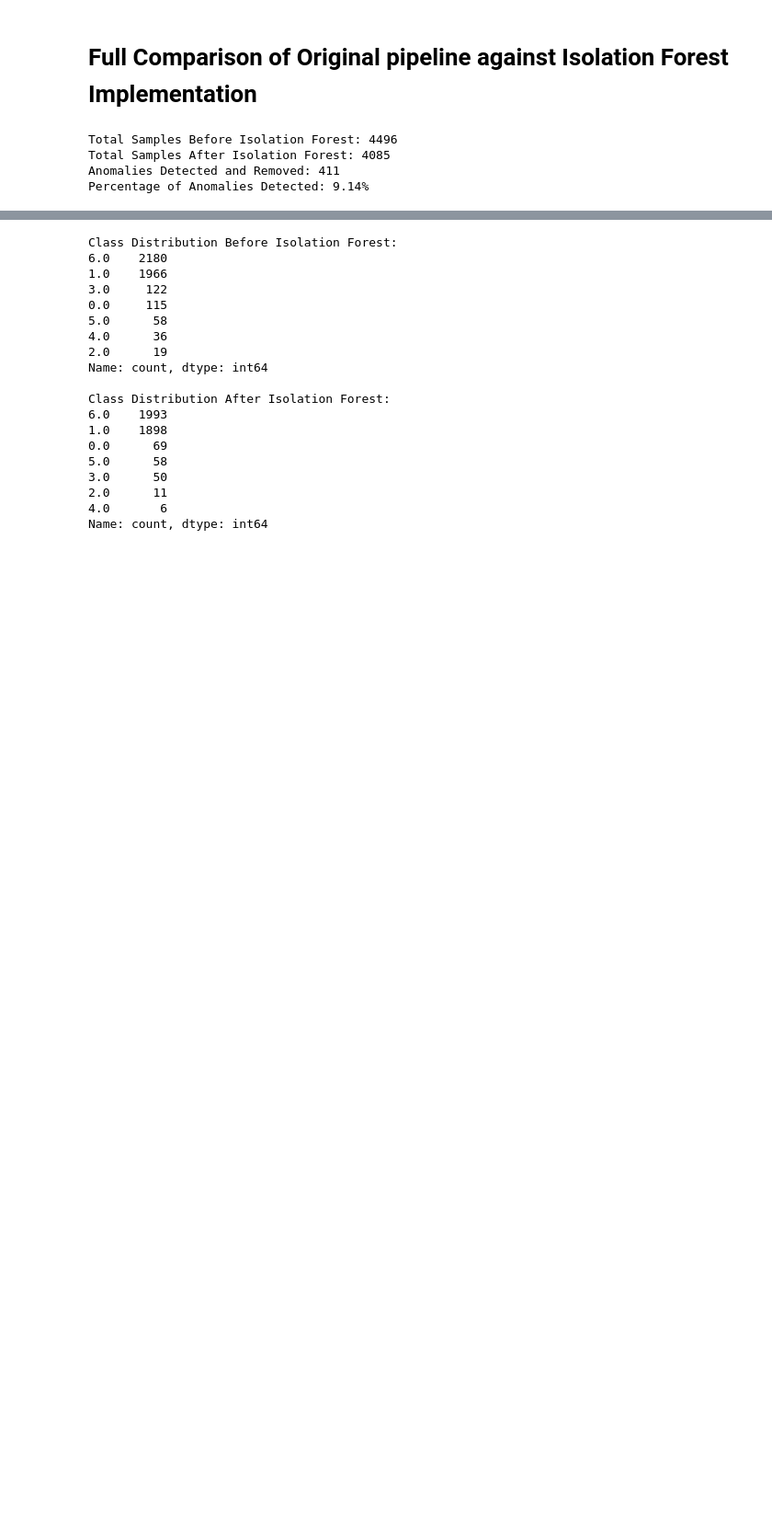
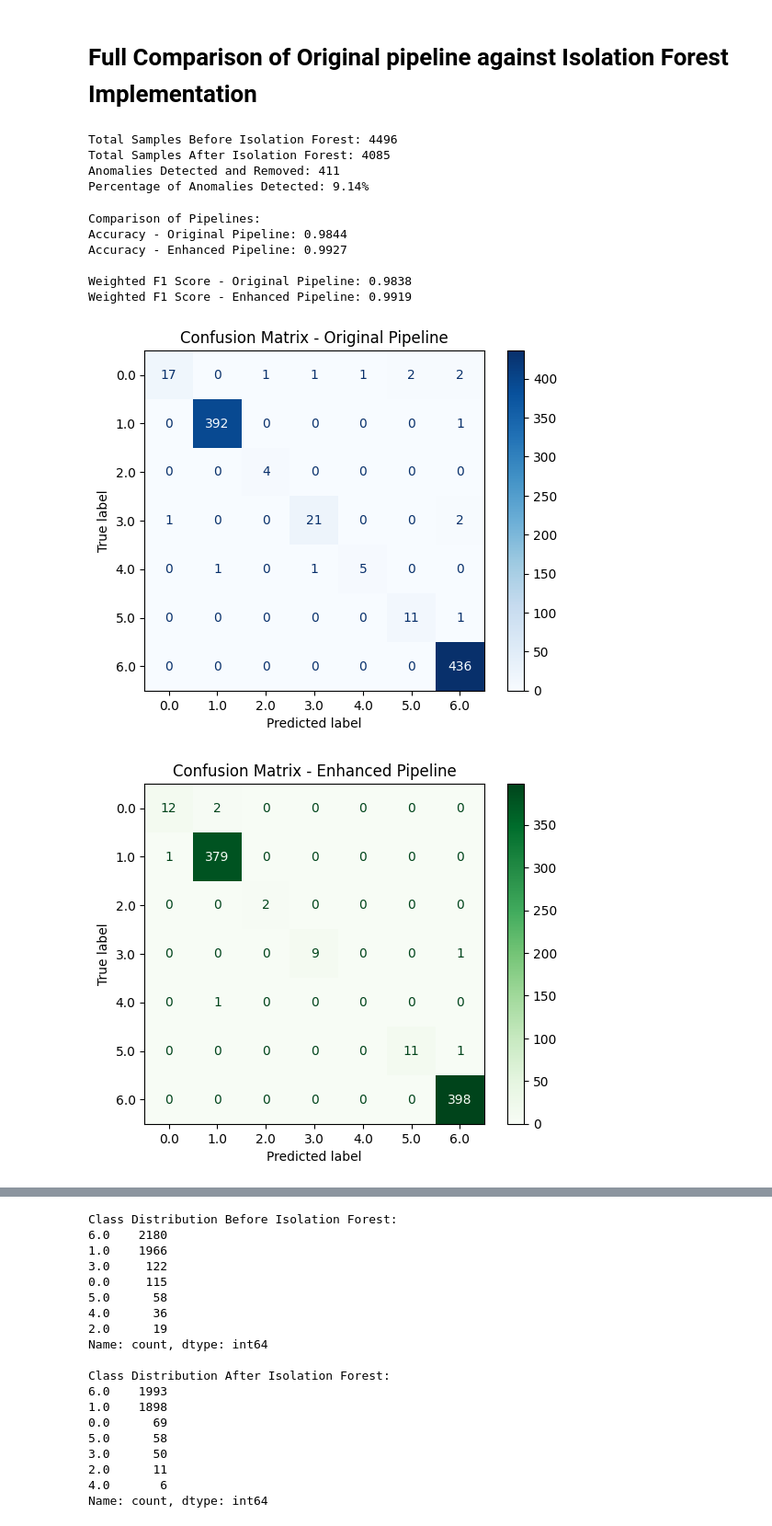
Before and after one commit to TheTallProgrammer/4371-Project-Structure-For-Jupyter-Notebook, a Jupyter notebook: MTH_IDS_IoTJ-comparison.ipynb, the cells around one changed output, grey strips where cells are left out. Shown: that part at 92% size. Drawn from its saved outputs; the diff is of its cells as text; code cells hidden in the pictures; blank space fills up the shorter version.

Commit message:
Added more metrics to display overall improvement with new algorithm, actually really impressive results

```diff
--- a/MTH_IDS_IoTJ-comparison.ipynb
+++ b/MTH_IDS_IoTJ-comparison.ipynb
@@ -362,0 +414,5 @@ Original Test Data Shape: (900, 20)
+# %%
+# Confusion matrix
+conf_matrix_orig = confusion_matrix(y_test_orig, y_pred_orig)
+print("Confusion Matrix for Original Pipeline:")
+print(conf_matrix_orig)
@@ -687,3 +762,7 @@ Enhanced Training Data Class Distribution:
 2.0       9
 4.0       5
 Name: count, dtype: int64
+# %%
+# Train a Random Forest classifier
+rf_enh = RandomForestClassifier(random_state=42)
+rf_enh.fit(X_train_enh, y_train_enh)
@@ -689,0 +771,7 @@ Name: count, dtype: int64
+# %%
+# Predict on test data
+y_pred_enh = rf_enh.predict(X_test_enh)
+
+# Classification report
+print("Classification Report for Enhanced Pipeline:")
+print(classification_report(y_test_enh, y_pred_enh))
@@ -689,0 +793,5 @@ Name: count, dtype: int64
+# %%
+# Confusion matrix
+conf_matrix_enh = confusion_matrix(y_test_enh, y_pred_enh)
+print("Confusion Matrix for Enhanced Pipeline:")
+print(conf_matrix_enh)
@@ -704,3 +831,33 @@ Total Samples Before Isolation Forest: 4496
 Total Samples After Isolation Forest: 4085
 Anomalies Detected and Removed: 411
 Percentage of Anomalies Detected: 9.14%
+# %%
+# Compare overall metrics
+print("Comparison of Pipelines:")
+print(f"Accuracy - Original Pipeline: {accuracy_orig:.4f}")
+print(f"Accuracy - Enhanced Pipeline: {accuracy_enh:.4f}\n")
+
+print(f"Weighted F1 Score - Original Pipeline: {f1_orig:.4f}")
+print(f"Weighted F1 Score - Enhanced Pipeline: {f1_enh:.4f}")
+# %% [output]
+Comparison of Pipelines:
+Accuracy - Original Pipeline: 0.9844
+Accuracy - Enhanced Pipeline: 0.9927
+
+Weighted F1 Score - Original Pipeline: 0.9838
+Weighted F1 Score - Enhanced Pipeline: 0.9919
+# %%
+# Confusion Matrix for Original Pipeline
+disp_orig = ConfusionMatrixDisplay(confusion_matrix=conf_matrix_orig, display_labels=rf_orig.classes_)
+disp_orig.plot(cmap='Blues')
+plt.title('Confusion Matrix - Original Pipeline')
+plt.show()
+
+# Confusion Matrix for Enhanced Pipeline
+disp_enh = ConfusionMatrixDisplay(confusion_matrix=conf_matrix_enh, display_labels=rf_enh.classes_)
+disp_enh.plot(cmap='Greens')
+plt.title('Confusion Matrix - Enhanced Pipeline')
+plt.show()
+# %% [output]
+[figure, added]
+[figure, added]
```
Also changed, not shown: parts of 19 cells of this notebook, 2 other files.
